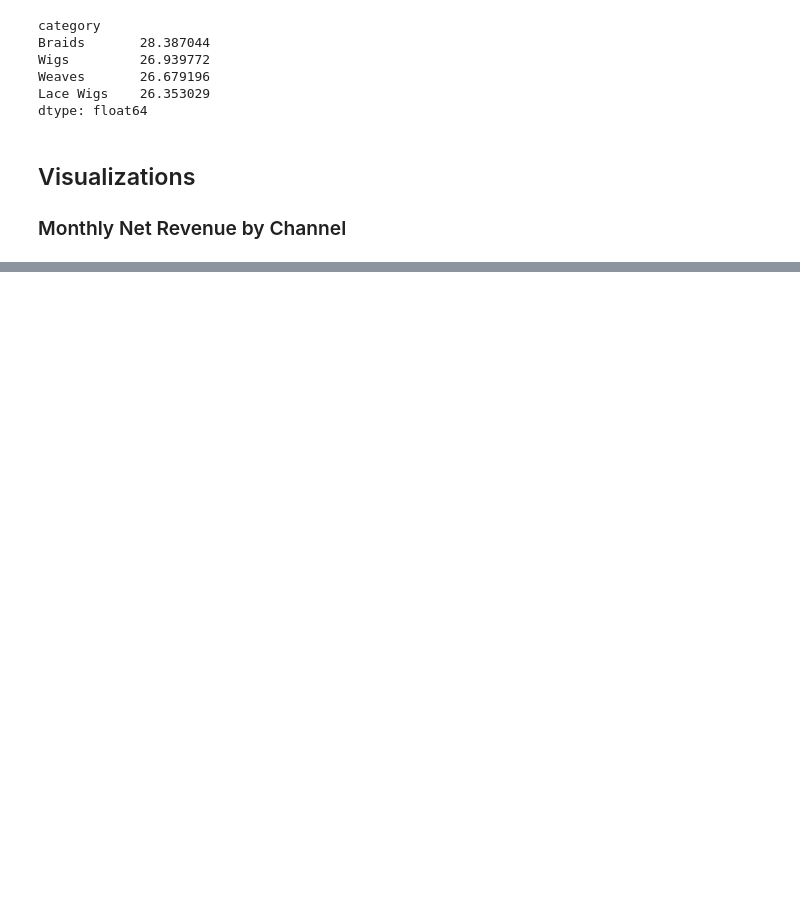
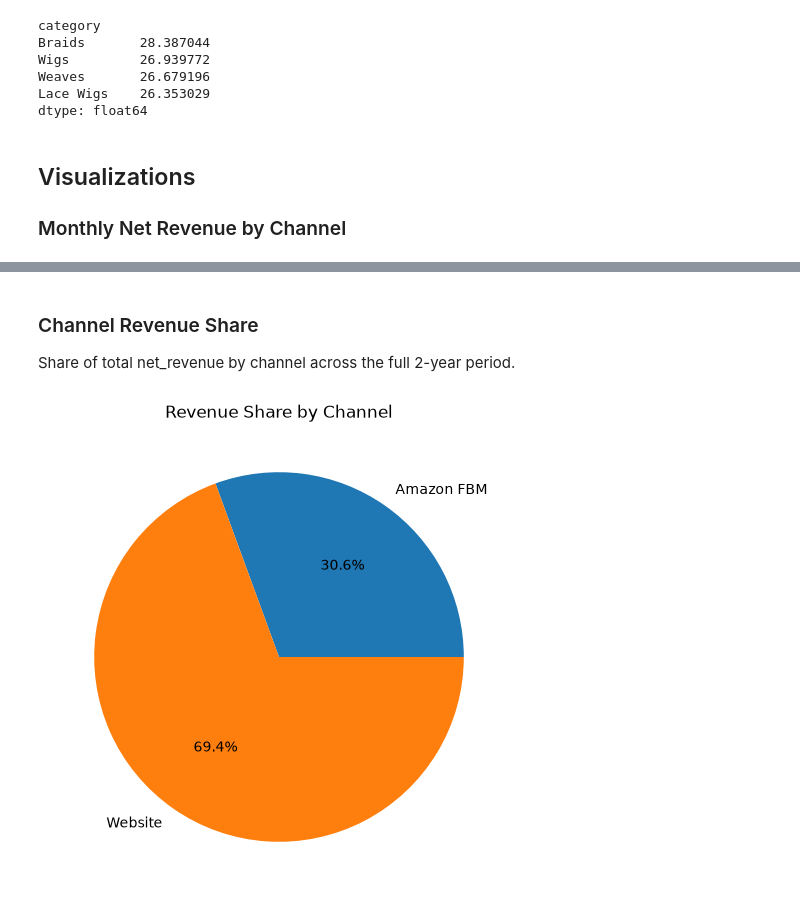
Before and after one commit to voltrecto/crowncase-beauty-portfolio, a Jupyter notebook: notebooks/phase3_analysis.ipynb, the cells around one changed output, grey strips where cells are left out. Saved outputs shown, nothing was run; the diff lists cells and outputs as text; code cells hidden in the pictures; blank space fills up the shorter version.

```diff
--- a/notebooks/phase3_analysis.ipynb
+++ b/notebooks/phase3_analysis.ipynb
@@ -265,0 +243,12 @@ plt.show()
+# %% [markdown]
+### Channel Revenue Share
+Share of total net_revenue by channel across the full 2-year period.
+# %%
+channel_revenue = orders_clean.groupby("channel")["net_revenue"].sum()
+
+plt.figure(figsize=(6, 6))
+plt.pie(channel_revenue, labels=channel_revenue.index, autopct="%1.1f%%")
+plt.title("Revenue Share by Channel")
+plt.show()
+# %% [output]
+[figure, added]
```
Also changed, not shown: parts of 9 cells of this notebook, 2 other files.
